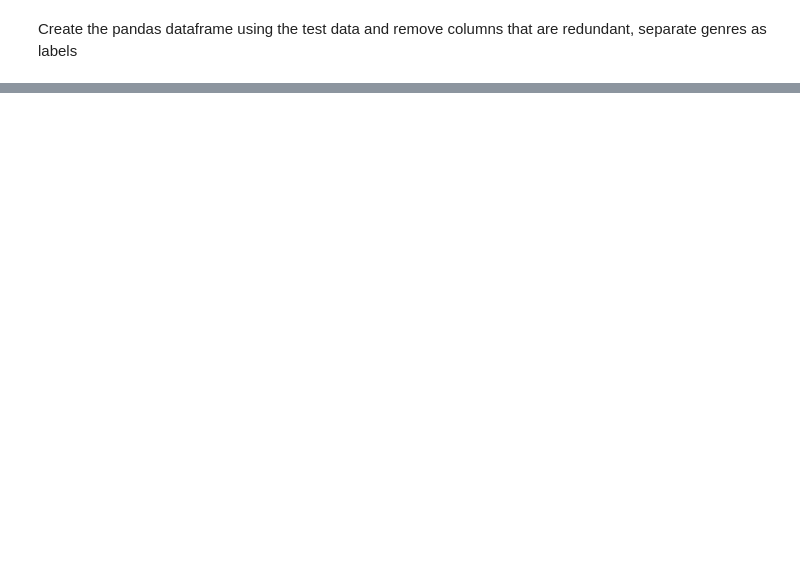
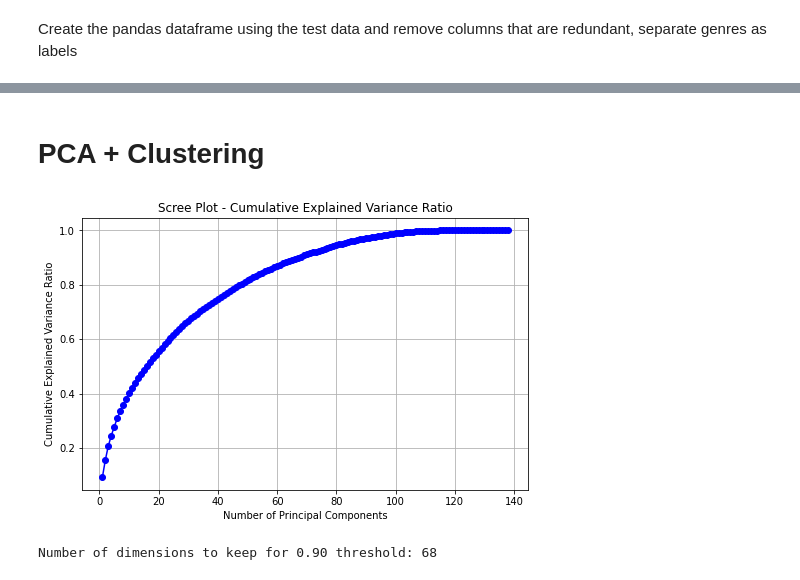
Before and after one commit to Xotrab/TMDBclustering, a Jupyter notebook: data_dimensionality_reduction_torch.ipynb, the cells around one changed output, grey strips where cells are left out. Drawn from its saved outputs; the diff is of its cells as text; code cells hidden in the pictures; blank space fills up the shorter version.

```diff
--- a/data_dimensionality_reduction_torch.ipynb
+++ b/data_dimensionality_reduction_torch.ipynb
@@ -562,0 +446,7 @@ X_reduced_df
+# %%
+cast_embeddings_df = reduce_embeddings_dim(cast_embeddings_df, 8, 12, 'cast')
+directors_embeddings_df = reduce_embeddings_dim(directors_embeddings_df, 12, 10, 'directors')
+# %%
+test_df = pd.concat([test_df, cast_embeddings_df, directors_embeddings_df], axis=1).drop(columns=['cast', 'directors'])
+# %% [markdown]
+# PCA + Clustering
@@ -562,0 +455,34 @@ X_reduced_df
+# %%
+scaler = StandardScaler()
+X_scaled = pd.DataFrame(scaler.fit_transform(test_df))
+# %%
+from sklearn.decomposition import PCA
+
+def perform_pca(desired_variance_threshold=0.9):
+    pca = PCA()
+    pca.fit(X_scaled)
+
+    explained_variance_ratio = pca.explained_variance_ratio_
+
+    cumulative_variance = np.cumsum(explained_variance_ratio)
+
+    # Create the scree plot
+    plt.figure(figsize=(8, 5))
+    plt.plot(range(1, len(explained_variance_ratio) + 1), cumulative_variance, marker='o', linestyle='-', color='b')
+    plt.xlabel('Number of Principal Components')
+    plt.ylabel('Cumulative Explained Variance Ratio')
+    plt.title('Scree Plot - Cumulative Explained Variance Ratio')
+    plt.grid()
+    plt.show()
+
+    num_components_threshold = np.argmax(cumulative_variance >= desired_variance_threshold) + 1
+
+    print(f"Number of dimensions to keep for {desired_variance_threshold:.2f} threshold: {num_components_threshold}")
+
+    pca.n_components = num_components_threshold
+    return pd.DataFrame(pca.transform(X_scaled))
+# %%
+X_scaled = perform_pca(0.9)
+# %% [output]
+[figure, added]
+Number of dimensions to keep for 0.90 threshold: 68
```
Also changed, not shown: parts of 110 cells of this notebook, 3 other files.
